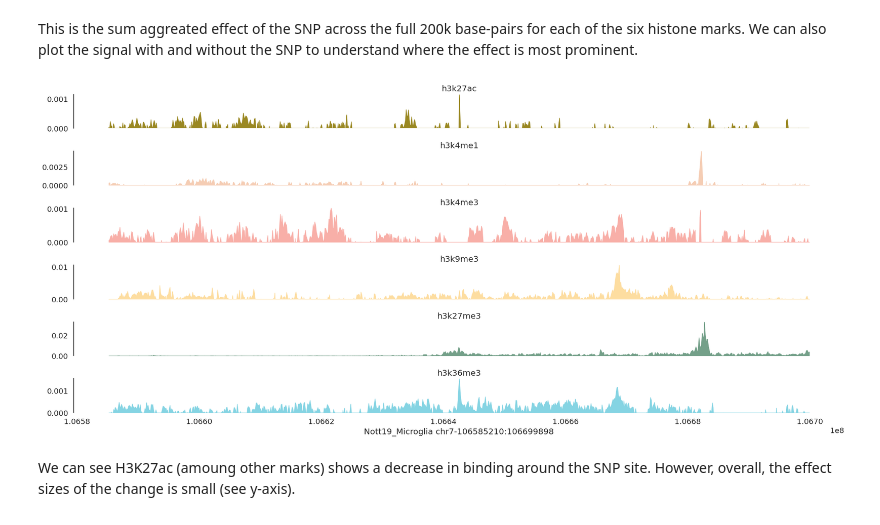
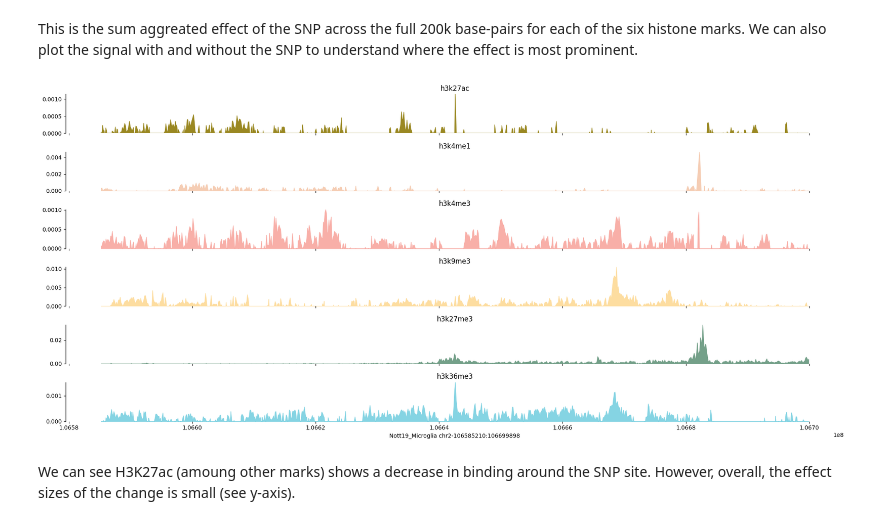
Before and after one commit to neurogenomics/EnformerCelltyping, a Jupyter notebook: using_enformer_celltyping.ipynb, the cells around one changed output. Drawn from its saved outputs; the diff is of its cells as text; code cells hidden in the pictures.

Commit message:
Bug Fix: plot and jup notebook tutorial

```diff
--- a/using_enformer_celltyping.ipynb
+++ b/using_enformer_celltyping.ipynb
@@ -586,11 +576,13 @@ data_generator.reverse_complement = False
 data_generator.rand_seq_shift = False
 data_generator.rtn_rand_seq_shift_amt = False
 
+chr_num = 'chr2'
+
 X_ref = data_generator.load(pos=dna_strt[1],
-                            chro='chr2',cell=cell)
+                            chro=chr_num,cell=cell)
 
 X_alt = data_generator.load(pos=dna_strt[1],
-                            chro='chr2',cell=cell,
+                            chro=chr_num,cell=cell,
                             snp_base='A',snp_pos=snp_pos[1])
 pred_ref = model.predict(X_ref)
 pred_alt = model.predict(X_alt)
@@ -598,22 +590,22 @@ pred_diff = pred_ref - pred_alt
 # %%
 from EnformerCelltyping.constants import PRED_HIST_MARKS
 from EnformerCelltyping.utils import plot_signal
 
 #make dict with histone mark prediction and name
 #get the prediction window, Enformer Celltyping pridicts in a funnel shape
 #where it won't predict for every base-pair of the input length
 #get bp size of DNA input
 from EnformerCelltyping.constants import WINDOW_SIZE_DNA
 #use buffer to deal with funnel
 buffer = (WINDOW_SIZE_DNA - pred_diff.shape[1]*128)//2
 #create interval dict for plotting
 interval = {'start':dna_strt[1]+buffer,'end':dna_strt[1]+WINDOW_SIZE_DNA-buffer,
-            'chro':'chr7','cell':cell}
+            'chro':chr_num,'cell':cell}
 #now plot
 plot_signal({i:pred_diff[0,:,ind] for ind,i in enumerate(PRED_HIST_MARKS)},
             interval,min_y=0)
 # %% [output]
-[figure, old version]
+[figure, new version]
 # %% [markdown]
 We can see H3K27ac (amoung other marks) shows a decrease in binding around the SNP site. However, overall, the effect sizes of the change is small (see y-axis).
 # %% [markdown]
```
Also changed, not shown: parts of 9 cells of this notebook, 2 other files.
